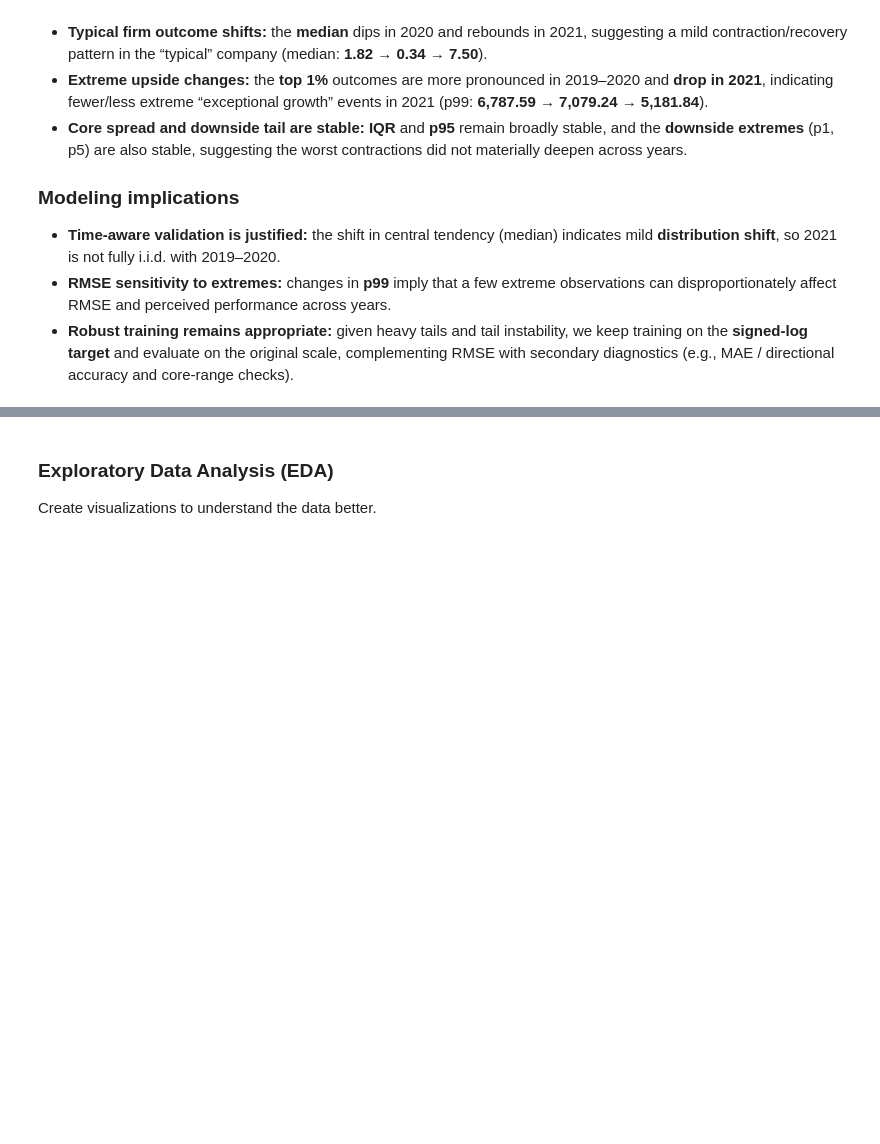
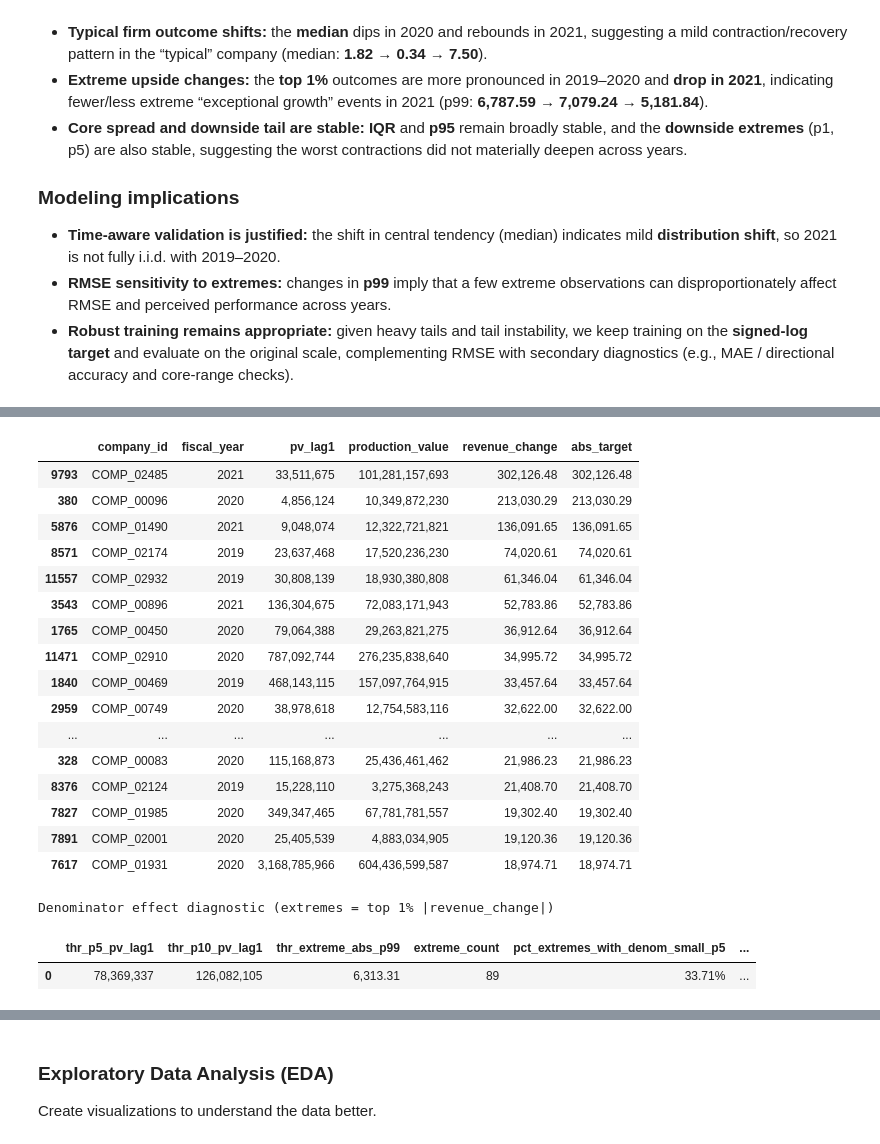
Before and after one commit to MoriondoTommaso/italian-financial-challenge, a Jupyter notebook: notebooks/Final.ipynb, the cells around one changed output, grey strips where cells are left out. Cells and saved outputs as stored; diff of their text form; code cells hidden in the pictures; blank space fills up the shorter version.

Commit message:
EDA task 3-4-5 -> final.ipynb

```diff
--- a/notebooks/Final.ipynb
+++ b/notebooks/Final.ipynb
@@ -718,0 +721,16 @@ plt.show()
+# %%
+
+pv_col = "production_value"
+
+# 1) Sort + lag
+df = train_df.sort_values([id_col, time_col]).copy()
+df["pv_lag1"] = df.groupby(id_col)[pv_col].shift(1)
+
+# 2) Keep supervised years (target available years) + keep rows with target
+tmp = df[df[time_col].isin([2019, 2020, 2021])].copy()
+tmp = tmp.dropna(subset=[target])  # target must exist for Task 5
+
+# 3) Quick sanity checks (print)
+print("tmp shape:", tmp.shape)
+print("pv_lag1 missing in tmp:", tmp["pv_lag1"].isna().sum())
+print(tmp[[id_col, time_col, pv_col, "pv_lag1", target]].head(5))
@@ -718,0 +746,35 @@ plt.show()
+# %%
+# Step 5.2: top 20 by absolute revenue_change
+top20 = (
+    tmp.assign(abs_target=tmp[target].abs())
+       .sort_values("abs_target", ascending=False)
+       .head(20)
+       [[id_col, time_col, "pv_lag1", pv_col, target, "abs_target"]]
+)
+
+# opzionale: format numeri per leggere meglio
+top20_view = top20.copy()
+top20_view["pv_lag1"] = top20_view["pv_lag1"].map(lambda x: f"{x:,.0f}")
+top20_view[pv_col]    = top20_view[pv_col].map(lambda x: f"{x:,.0f}")
+top20_view[target]    = top20_view[target].map(lambda x: f"{x:,.2f}")
+top20_view["abs_target"] = top20["abs_target"].map(lambda x: f"{x:,.2f}")
+
+top20_view
+# %% [output]
+|  | company_id | fiscal_year | pv_lag1 | production_value | revenue_change | abs_target |
+| 9793 | COMP_02485 | 2021 | 33,511,675 | 101,281,157,693 | 302,126.48 | 302,126.48 |
+| 380 | COMP_00096 | 2020 | 4,856,124 | 10,349,872,230 | 213,030.29 | 213,030.29 |
+| 5876 | COMP_01490 | 2021 | 9,048,074 | 12,322,721,821 | 136,091.65 | 136,091.65 |
+| 8571 | COMP_02174 | 2019 | 23,637,468 | 17,520,236,230 | 74,020.61 | 74,020.61 |
+| 11557 | COMP_02932 | 2019 | 30,808,139 | 18,930,380,808 | 61,346.04 | 61,346.04 |
+| 3543 | COMP_00896 | 2021 | 136,304,675 | 72,083,171,943 | 52,783.86 | 52,783.86 |
+| 1765 | COMP_00450 | 2020 | 79,064,388 | 29,263,821,275 | 36,912.64 | 36,912.64 |
+| 11471 | COMP_02910 | 2020 | 787,092,744 | 276,235,838,640 | 34,995.72 | 34,995.72 |
+| 1840 | COMP_00469 | 2019 | 468,143,115 | 157,097,764,915 | 33,457.64 | 33,457.64 |
+| 2959 | COMP_00749 | 2020 | 38,978,618 | 12,754,583,116 | 32,622.00 | 32,622.00 |
+| ... | ... | ... | ... | ... | ... | ... |
+| 328 | COMP_00083 | 2020 | 115,168,873 | 25,436,461,462 | 21,986.23 | 21,986.23 |
+| 8376 | COMP_02124 | 2019 | 15,228,110 | 3,275,368,243 | 21,408.70 | 21,408.70 |
+| 7827 | COMP_01985 | 2020 | 349,347,465 | 67,781,781,557 | 19,302.40 | 19,302.40 |
+| 7891 | COMP_02001 | 2020 | 25,405,539 | 4,883,034,905 | 19,120.36 | 19,120.36 |
+| 7617 | COMP_01931 | 2020 | 3,168,785,966 | 604,436,599,587 | 18,974.71 | 18,974.71 |
@@ -718,0 +806,15 @@ plt.show()
+# %%
+diag_fmt = diag.copy()
+
+diag_fmt.style.format({
+    "thr_p5_pv_lag1": "{:,.0f}",
+    "thr_p10_pv_lag1": "{:,.0f}",
+    "thr_extreme_abs_p99": "{:,.2f}",
+    "extreme_count": "{:d}",
+    "pct_extremes_with_denom_small_p5": "{:.2f}%",
+    "pct_extremes_with_denom_small_p10": "{:.2f}%"
+}).set_caption("Denominator effect diagnostic (extremes = top 1% |revenue_change|)")
+# %% [output]
+Denominator effect diagnostic (extremes = top 1% |revenue_change|)
+|  | thr_p5_pv_lag1 | thr_p10_pv_lag1 | thr_extreme_abs_p99 | extreme_count | pct_extremes_with_denom_small_p5 | ... |
+| 0 | 78,369,337 | 126,082,105 | 6,313.31 | 89 | 33.71% | ... |
```
Also changed, not shown: parts of 7 cells of this notebook.
